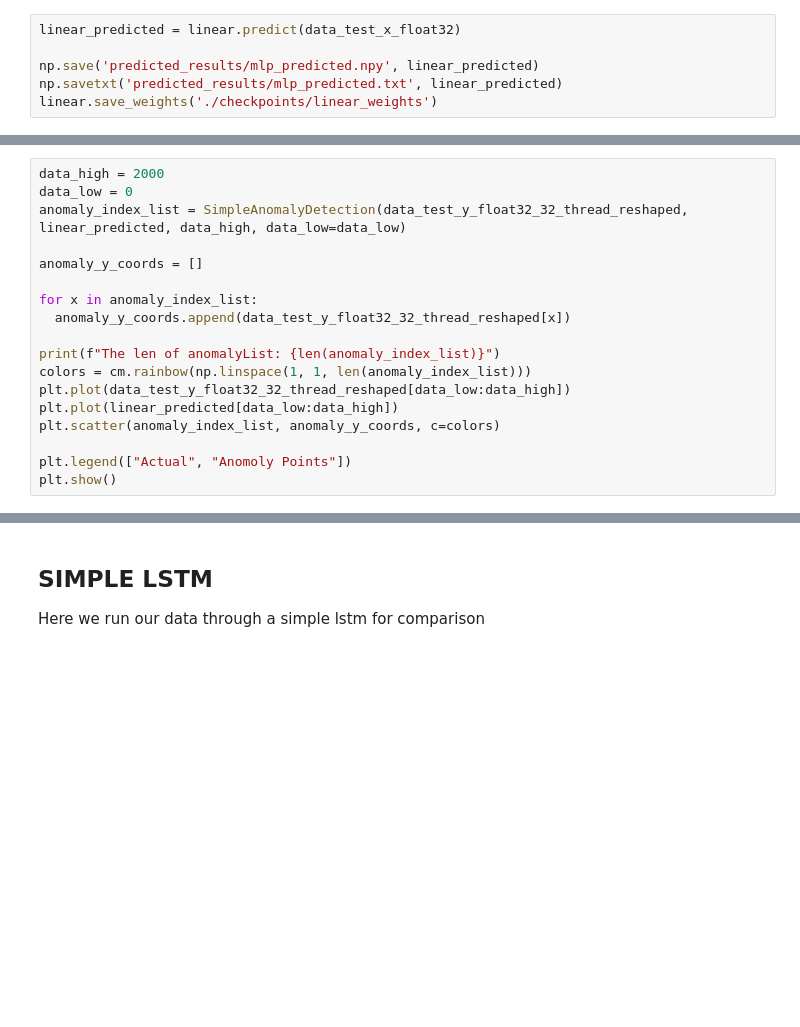
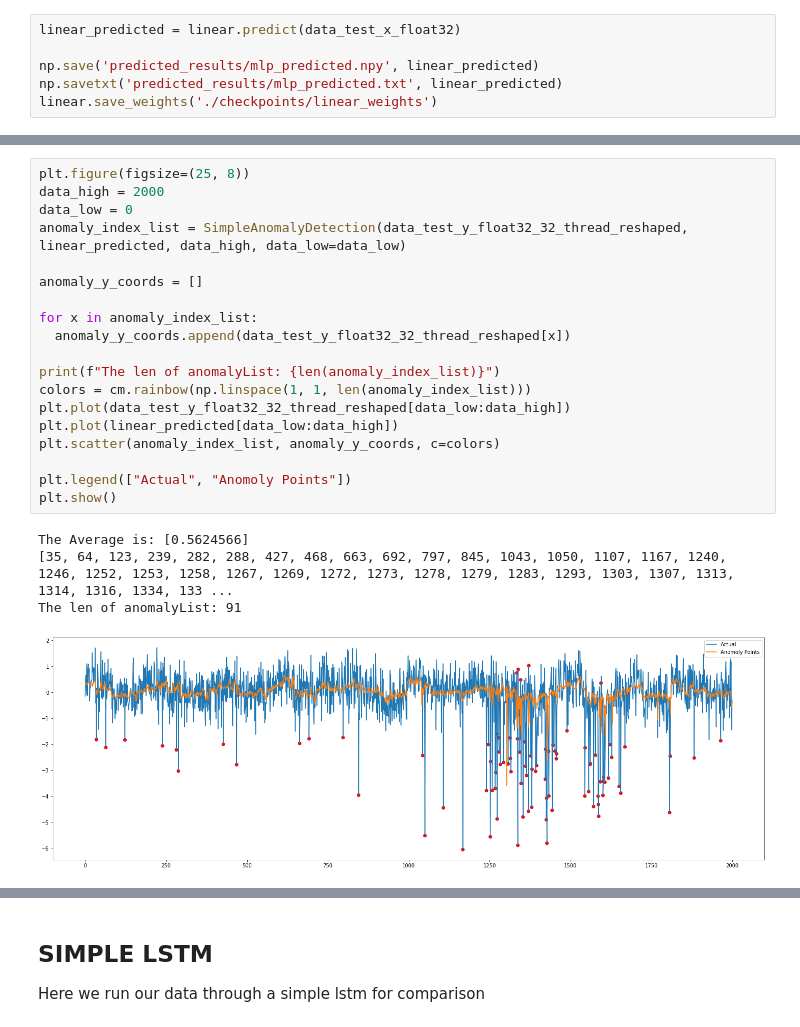
Before and after one commit to SMU-ATT-Center-for-Virtualization/network_performance_anomaly_detect, a Jupyter notebook: multi_thread_throughput_comparison.ipynb, the cells around one changed output, grey strips where cells are left out. Saved outputs shown, nothing was run; the diff lists cells and outputs as text; blank space fills up the shorter version.

```diff
--- a/multi_thread_throughput_comparison.ipynb
+++ b/multi_thread_throughput_comparison.ipynb
@@ -390,18 +437,24 @@ linear_predicted
 # %%
+plt.figure(figsize=(25, 8))
 data_high = 2000
 data_low = 0
 anomaly_index_list = SimpleAnomalyDetection(data_test_y_float32_32_thread_reshaped, linear_predicted, data_high, data_low=data_low)
 
 anomaly_y_coords = []
 
 for x in anomaly_index_list:
   anomaly_y_coords.append(data_test_y_float32_32_thread_reshaped[x])
 
 print(f"The len of anomalyList: {len(anomaly_index_list)}")
 colors = cm.rainbow(np.linspace(1, 1, len(anomaly_index_list)))
 plt.plot(data_test_y_float32_32_thread_reshaped[data_low:data_high])
 plt.plot(linear_predicted[data_low:data_high])
 plt.scatter(anomaly_index_list, anomaly_y_coords, c=colors)
 
 plt.legend(["Actual", "Anomoly Points"])
 plt.show()
+# %% [output]
+The Average is: [0.5624566]
+[35, 64, 123, 239, 282, 288, 427, 468, 663, 692, 797, 845, 1043, 1050, 1107, 1167, 1240, 1246, 1252, 1253, 1258, 1267, 1269, 1272, 1273, 1278, 1279, 1283, 1293, 1303, 1307, 1313, 1314, 1316, 1334, 133 ...
+The len of anomalyList: 91
+[figure, added]
```
Also changed, not shown: parts of 23 cells of this notebook, 3 other files.
